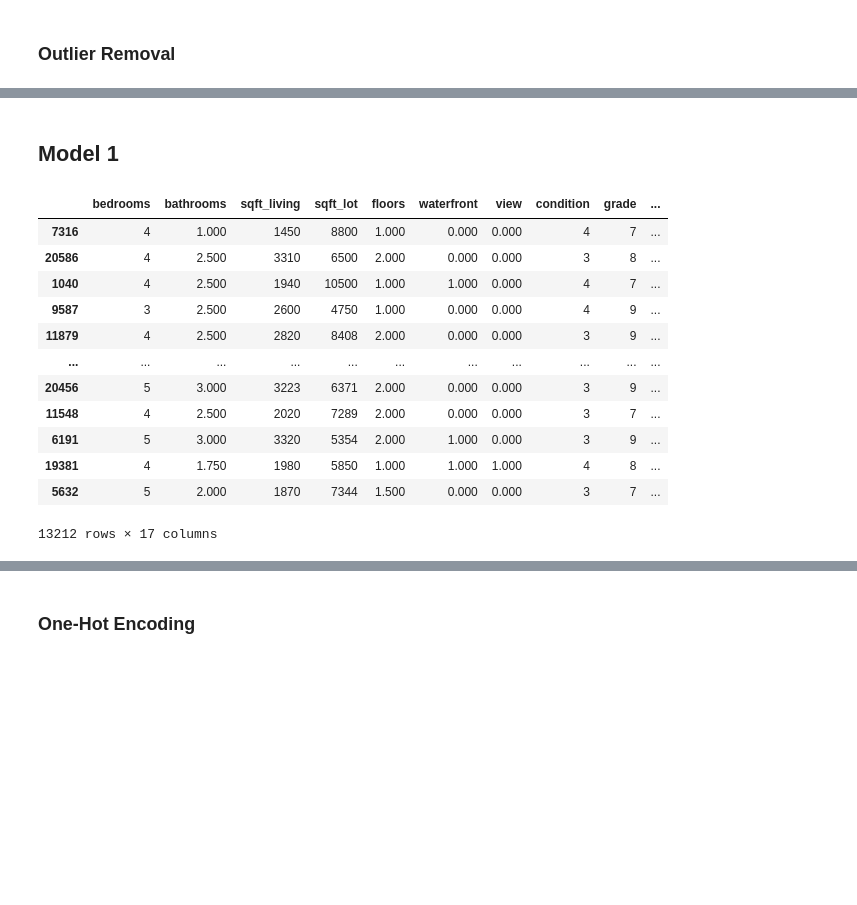
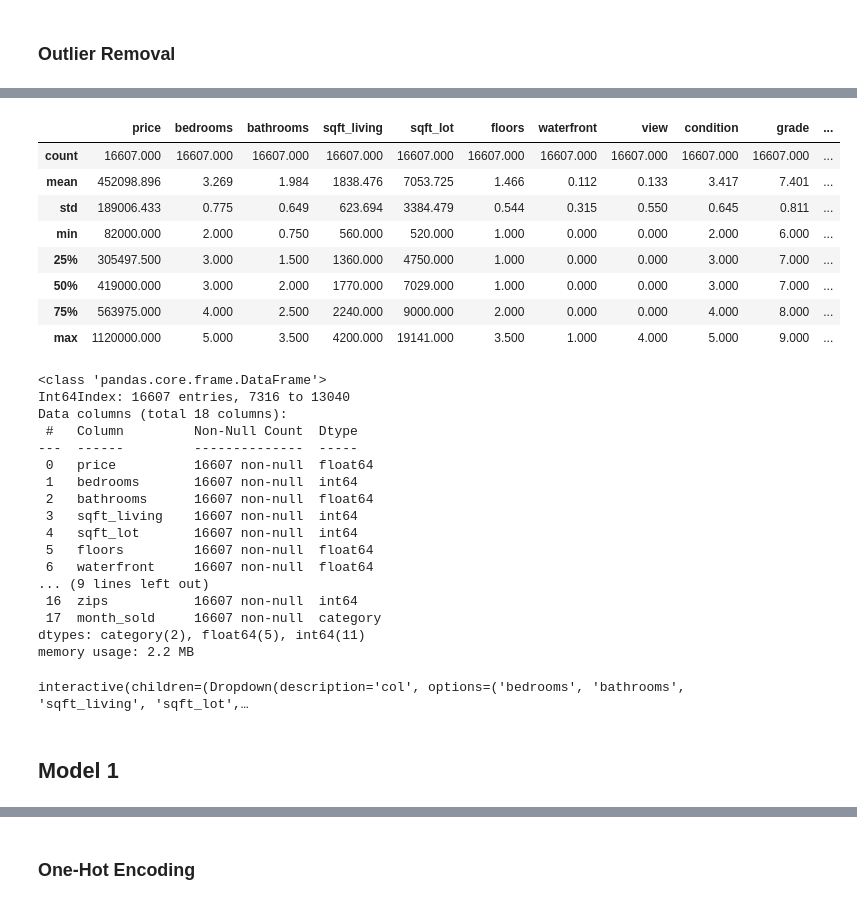
Before and after one commit to emperorner0/dsc-mod-2-project-v2-1-onl01-dtsc-ft-070620, a Jupyter notebook: student.ipynb, the cells around one changed output, grey strips where cells are left out. Cells and saved outputs as stored; diff of their text form; code cells hidden in the pictures; blank space fills up the shorter version.

```diff
--- a/student.ipynb
+++ b/student.ipynb
@@ -511,6 +530,43 @@ clean_data = data[~index_outliers].copy()
 # cat_cols = ['waterfront', 'grade', 'view', 'condition', 'month_sold', 'zips',
 #             'bedrooms', 'bathrooms']
 # clean_data[cat_cols] = clean_data[cat_cols].astype('category')
+# %%
+display(clean_data.describe())
+clean_data.info()
+# %% [output]
+|  | price | bedrooms | bathrooms | sqft_living | sqft_lot | floors | waterfront | view | condition | grade | ... |
+| count | 16607.000 | 16607.000 | 16607.000 | 16607.000 | 16607.000 | 16607.000 | 16607.000 | 16607.000 | 16607.000 | 16607.000 | ... |
+| mean | 452098.896 | 3.269 | 1.984 | 1838.476 | 7053.725 | 1.466 | 0.112 | 0.133 | 3.417 | 7.401 | ... |
+| std | 189006.433 | 0.775 | 0.649 | 623.694 | 3384.479 | 0.544 | 0.315 | 0.550 | 0.645 | 0.811 | ... |
+| min | 82000.000 | 2.000 | 0.750 | 560.000 | 520.000 | 1.000 | 0.000 | 0.000 | 2.000 | 6.000 | ... |
+| 25% | 305497.500 | 3.000 | 1.500 | 1360.000 | 4750.000 | 1.000 | 0.000 | 0.000 | 3.000 | 7.000 | ... |
+| 50% | 419000.000 | 3.000 | 2.000 | 1770.000 | 7029.000 | 1.000 | 0.000 | 0.000 | 3.000 | 7.000 | ... |
+| 75% | 563975.000 | 4.000 | 2.500 | 2240.000 | 9000.000 | 2.000 | 0.000 | 0.000 | 4.000 | 8.000 | ... |
+| max | 1120000.000 | 5.000 | 3.500 | 4200.000 | 19141.000 | 3.500 | 1.000 | 4.000 | 5.000 | 9.000 | ... |
+<class 'pandas.core.frame.DataFrame'>
+Int64Index: 16607 entries, 7316 to 13040
+Data columns (total 18 columns):
+ #   Column         Non-Null Count  Dtype
+---  ------         --------------  -----
+ 0   price          16607 non-null  float64
+ 1   bedrooms       16607 non-null  int64
+ 2   bathrooms      16607 non-null  float64
+ 3   sqft_living    16607 non-null  int64
+ 4   sqft_lot       16607 non-null  int64
+ 5   floors         16607 non-null  float64
+ 6   waterfront     16607 non-null  float64
+... (9 lines left out)
+ 16  zips           16607 non-null  int64
+ 17  month_sold     16607 non-null  category
+dtypes: category(2), float64(5), int64(11)
+memory usage: 2.2 MB
+# %%
+@interact
+def show_plot(col=num_cols):
+# for col in num_cols:
+    plot_col(clean_data,col)
+# %% [output]
+interactive(children=(Dropdown(description='col', options=('bedrooms', 'bathrooms', 'sqft_living', 'sqft_lot',…
 # %% [markdown]
  ## Model 1
 # %%
@@ -561,17 +615 @@ Xlist.remove('price')
 X = clean_data[Xlist]
-# %%
-X
-# %% [output]
-|  | bedrooms | bathrooms | sqft_living | sqft_lot | floors | waterfront | view | condition | grade | ... |
-| 7316 | 4 | 1.000 | 1450 | 8800 | 1.000 | 0.000 | 0.000 | 4 | 7 | ... |
-| 20586 | 4 | 2.500 | 3310 | 6500 | 2.000 | 0.000 | 0.000 | 3 | 8 | ... |
-| 1040 | 4 | 2.500 | 1940 | 10500 | 1.000 | 1.000 | 0.000 | 4 | 7 | ... |
-| 9587 | 3 | 2.500 | 2600 | 4750 | 1.000 | 0.000 | 0.000 | 4 | 9 | ... |
-| 11879 | 4 | 2.500 | 2820 | 8408 | 2.000 | 0.000 | 0.000 | 3 | 9 | ... |
-| ... | ... | ... | ... | ... | ... | ... | ... | ... | ... | ... |
-| 20456 | 5 | 3.000 | 3223 | 6371 | 2.000 | 0.000 | 0.000 | 3 | 9 | ... |
-| 11548 | 4 | 2.500 | 2020 | 7289 | 2.000 | 0.000 | 0.000 | 3 | 7 | ... |
-| 6191 | 5 | 3.000 | 3320 | 5354 | 2.000 | 1.000 | 0.000 | 3 | 9 | ... |
-| 19381 | 4 | 1.750 | 1980 | 5850 | 1.000 | 1.000 | 1.000 | 4 | 8 | ... |
-| 5632 | 5 | 2.000 | 1870 | 7344 | 1.500 | 0.000 | 0.000 | 3 | 7 | ... |
-13212 rows × 17 columns
```
Also changed, not shown: parts of 36 cells of this notebook.
